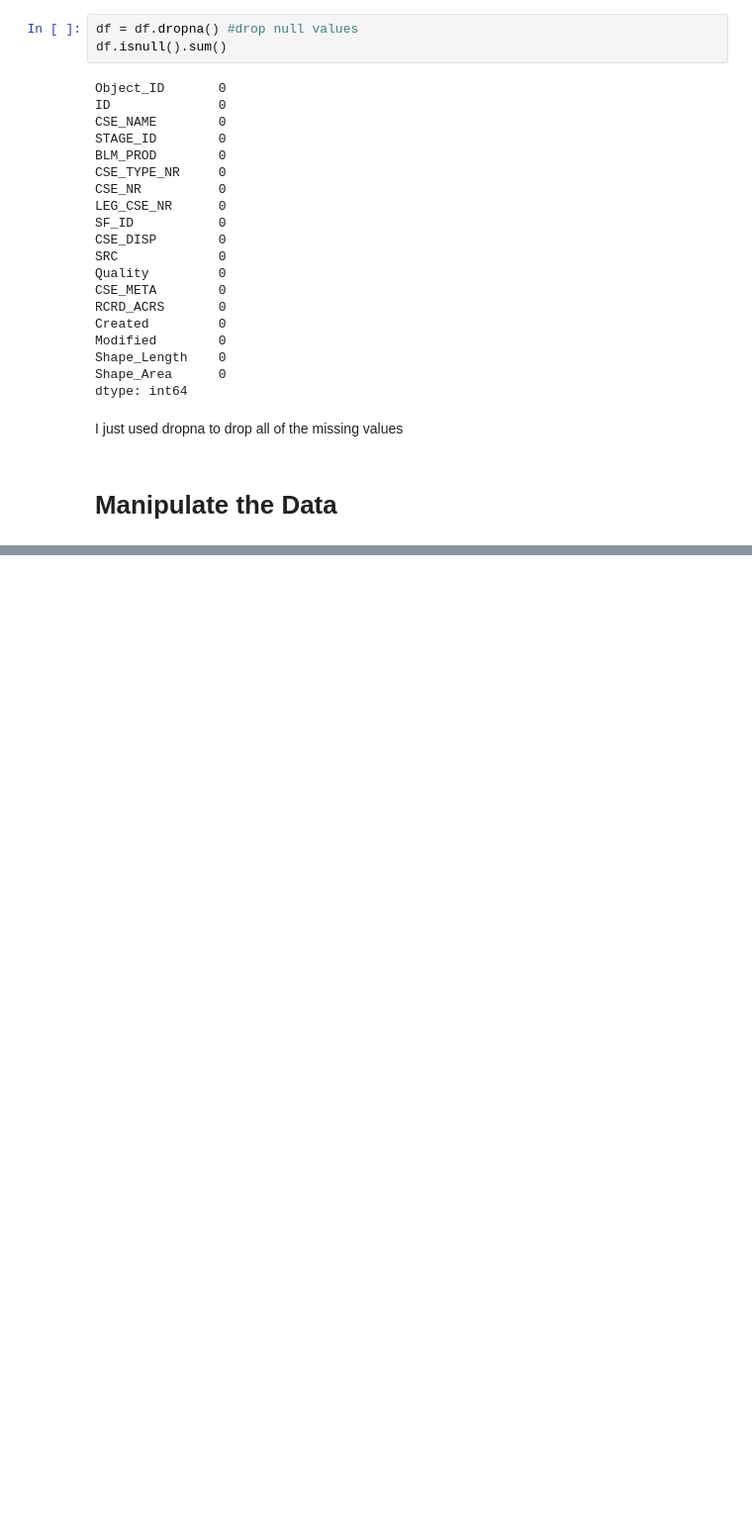
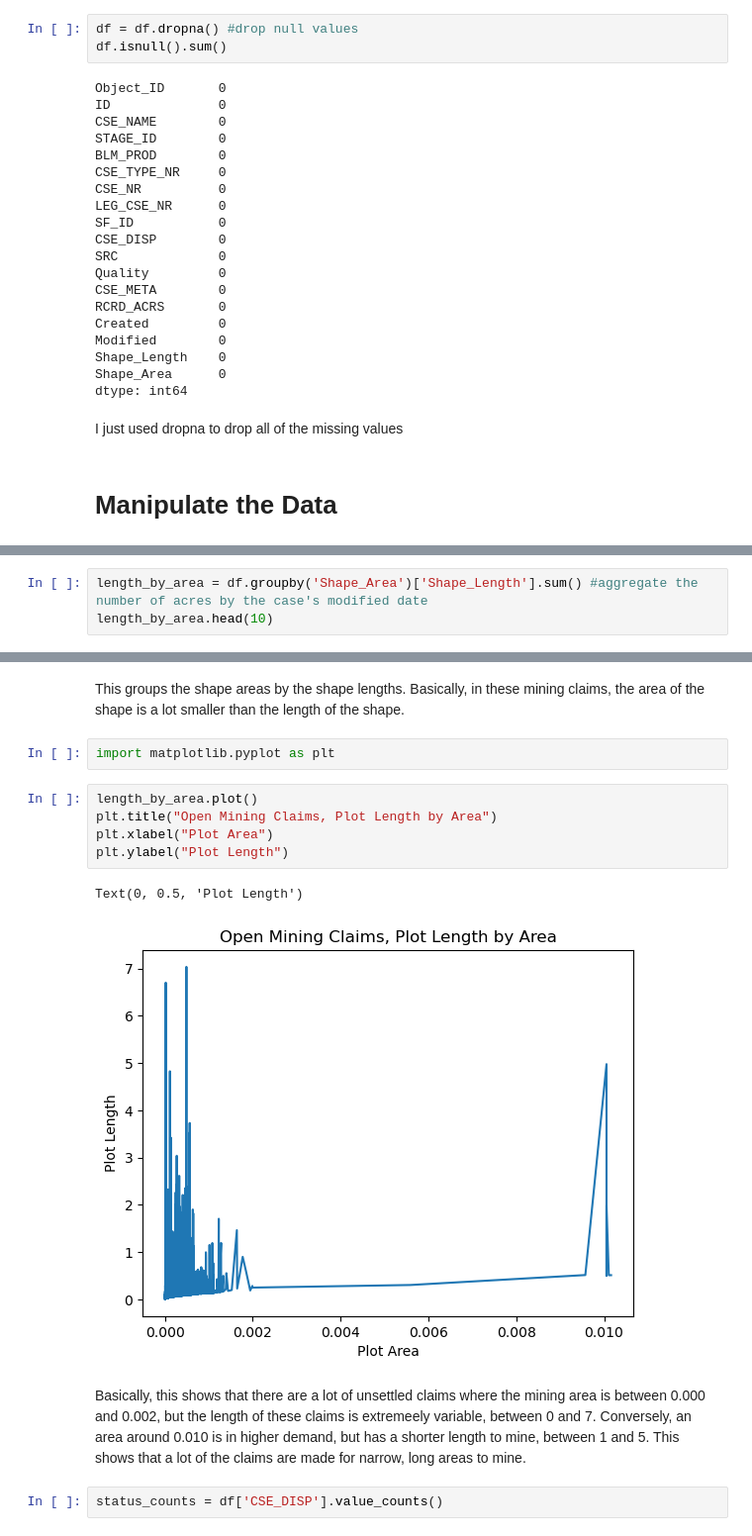
Before and after one commit to mlt4427/IA-340, a Jupyter notebook: Lab2-MT.ipynb, the cells around one changed output, grey strips where cells are left out. Shown: that part at 99% size. Drawn from its saved outputs; the diff is of its cells as text; blank space fills up the shorter version.

```diff
--- a/Lab2-MT.ipynb
+++ b/Lab2-MT.ipynb
@@ -170,0 +201,3 @@ This says that
+# %%
+length_by_area = df.groupby('Shape_Area')['Shape_Length'].sum() #aggregate the number of acres by the case's modified date
+length_by_area.head(10)
@@ -170,0 +217,16 @@ This says that
+# %% [markdown]
+This groups the shape areas by the shape lengths. Basically, in these mining claims, the area of the shape is a lot smaller than the length of the shape.
+# %%
+import matplotlib.pyplot as plt
+# %%
+length_by_area.plot()
+plt.title("Open Mining Claims, Plot Length by Area")
+plt.xlabel("Plot Area")
+plt.ylabel("Plot Length")
+# %% [output]
+Text(0, 0.5, 'Plot Length')
+[figure, added]
+# %% [markdown]
+Basically, this shows that there are a lot of unsettled claims where the mining area is between 0.000 and 0.002, but the length of these claims is extremeely variable, between 0 and 7. Conversely, an area around 0.010 is in higher demand, but has a shorter length to mine, between 1 and 5. This shows that a lot of the claims are made for narrow, long areas to mine.
+# %%
+status_counts = df['CSE_DISP'].value_counts()
```
Also changed, not shown: parts of 15 cells of this notebook.
